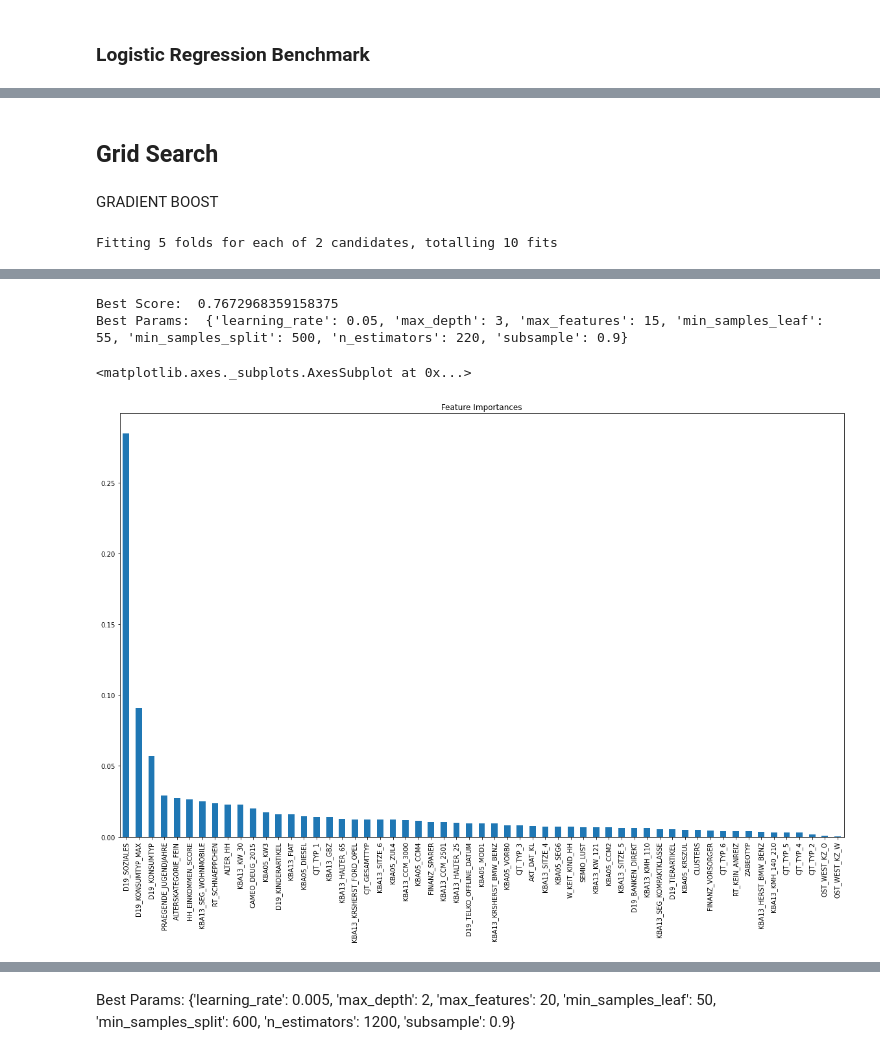
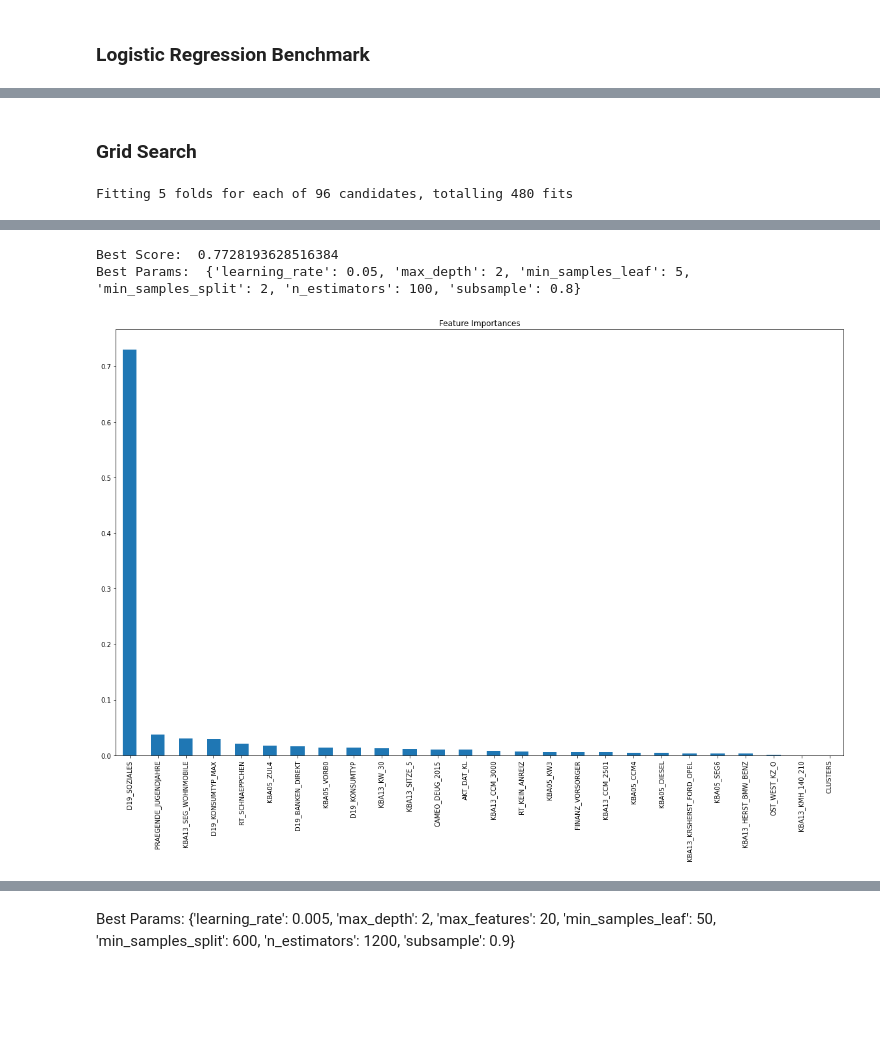
Before and after one commit to camilomesa/Customer-Segmentation-and-Acquisition, a Jupyter notebook: Customer Segmentation and Acquisition.ipynb, the cells around one changed output, grey strips where cells are left out. Saved outputs shown, nothing was run; the diff lists cells and outputs as text; code cells hidden in the pictures; blank space fills up the shorter version.

```diff
--- a/Customer Segmentation and Acquisition.ipynb
+++ b/Customer Segmentation and Acquisition.ipynb
@@ -110,7 +142,7 @@ plt.show()
 # %%
 #Train clustering model with k=8
-kmeans = MiniBatchKMeans(n_clusters=8, batch_size=100, random_state = SEED)
-#kmeans = KMeans(n_clusters=8,random_state = SEED)
+kmeans = KMeans(n_clusters=8, random_state = SEED)
+#kmeans = KMeans(n_clusters=9,random_state = SEED)
 clusters_model = kmeans.fit(azdias_pc)
 
 #Predict the cluster of each sample using the above model
@@ -364,7 +409,7 @@ attributes = pd.read_excel('DIAS Attributes - Values 2017.xlsx', header=1)
 mailout_train = pd.read_csv('Udacity_MAILOUT_052018_TRAIN.csv', sep=';')
 mailout_test = pd.read_csv('Udacity_MAILOUT_052018_TEST.csv', sep=';')
 # %%
-def processed_supervised(azdias_raw, customers, attributes):
+def process_supervised(azdias_raw, customers, attributes):
     """Cleans and processes customer information for supervised models
     Args: azdias_raw - general population data set
           customers - customers data set
@@ -451,2 +496,2 @@ interesting_clusters
 # %%
-engineered_mailout_train = binary_cluster_info(mailout_train_cluster, {0:1, 1:0, 2:1, 3:0, 4:0, 5:0, 6:1, 7:0})
+engineered_mailout_train = binary_cluster_info(mailout_train_cluster, {0:1, 1:0, 2:0, 3:0, 4:0, 5:0, 6:0, 7:1})
@@ -477,5 +500,5 @@ engineered_mailout_train.shape
 # %%
-selector = SelectKBest(k = 55)
+selector = SelectKBest(k = 26)
 X_new = selector.fit_transform(engineered_mailout_train, labels)
 selected_features = engineered_mailout_train.columns[selector.get_support(indices = True)]
 print(selected_features)
@@ -532,15 +548,13 @@ AUROCSCORE: 0.7339149109292569, Time: 8.385370969772339
 # %% [markdown]
-## Grid Search
+### Grid Search
-# %% [markdown]
-GRADIENT BOOST
 # %%
-grad_param_grid = {"learning_rate": [0.05],
-                   "n_estimators" : [220],
-                   "max_depth" : [3],
-                   "min_samples_split" : [500],
-                   "min_samples_leaf": [55],
-                   "max_features": [15],
-                   'subsample':[0.9]
+X_train, X_val, y_train, y_val = train_test_split(mailout_train_X, labels, stratify = labels, test_size=0.2)
+grad_param_grid = {"learning_rate": [0.1, 0.05],
+                   "n_estimators" : [100, 200],
+                   "max_depth" : [2, 3],
+                   "min_samples_split" : [2, 10],
+                   "min_samples_leaf": [1, 2, 5],
+                   'subsample':[0.8, 0.9]
 
                   }
 
@@ -555,7 +569,7 @@ print("Best Score: ", gradient_boost_grid.best_score_)
 print("Best Params: ", gradient_boost_grid.best_params_)
 
 feat_imp = pd.Series(best_gradient_boost.feature_importances_, X_train.columns).sort_values(ascending=False)
-feat_imp.plot(kind='bar', title='Feature Importances', figsize = (20,12))
+feat_imp.plot(kind='bar', title='Feature Importances', figsize = (20,12));
 # %% [output]
-Fitting 5 folds for each of 2 candidates, totalling 10 fits
+Fitting 5 folds for each of 96 candidates, totalling 480 fits
 [Parallel(n_jobs=-1)]: Using backend LokyBackend with 4 concurrent workers.
@@ -563,4 +580,3 @@ Fitting 5 folds for each of 2 candidates, totalling 10 fits
-Best Score:  0.7672968359158375
-Best Params:  {'learning_rate': 0.05, 'max_depth': 3, 'max_features': 15, 'min_samples_leaf': 55, 'min_samples_split': 500, 'n_estimators': 220, 'subsample': 0.9}
+Best Score:  0.7728193628516384
+Best Params:  {'learning_rate': 0.05, 'max_depth': 2, 'min_samples_leaf': 5, 'min_samples_split': 2, 'n_estimators': 100, 'subsample': 0.8}
-<matplotlib.axes._subplots.AxesSubplot at 0x...>
-[figure, old version]
+[figure, new version]
```
Also changed, not shown: parts of 47 cells of this notebook, 1 other file.
